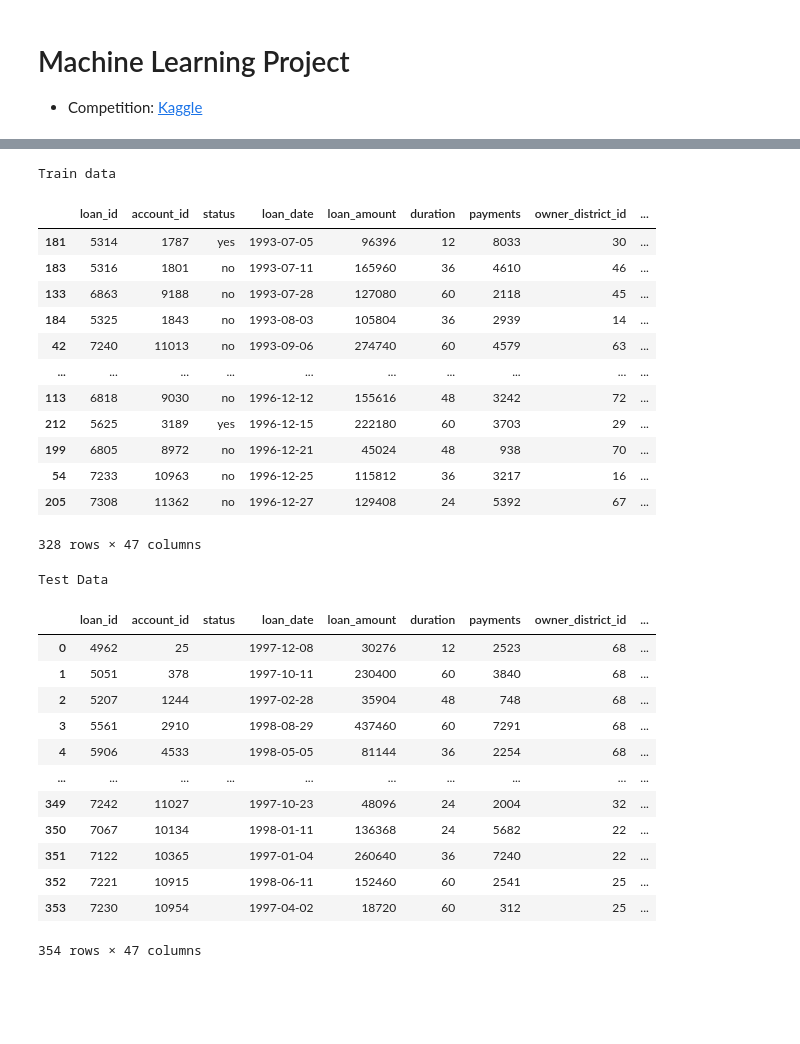
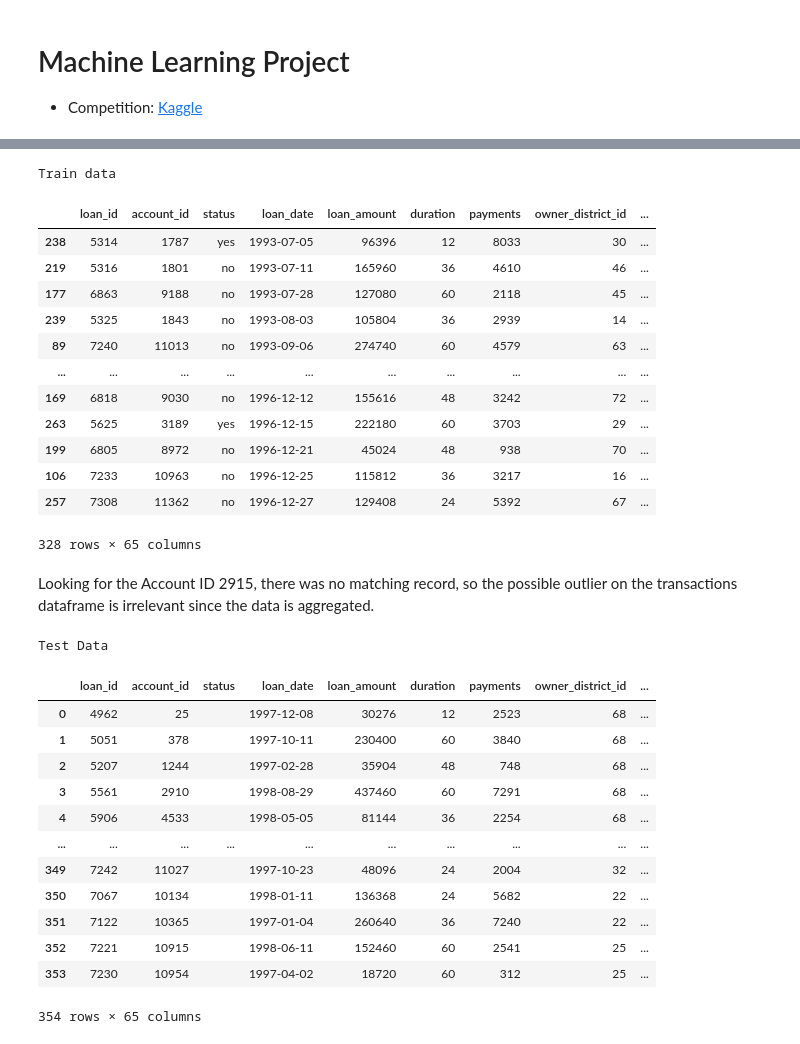
Before and after one commit to goncaloacteixeira/feup-ac, a Jupyter notebook: data-prep.ipynb, the cells around one changed output, grey strips where cells are left out. Drawn from its saved outputs; the diff is of its cells as text; code cells hidden in the pictures; blank space fills up the shorter version.

```diff
--- a/data-prep.ipynb
+++ b/data-prep.ipynb
@@ -99,11 +99,12 @@ def prep_clients():
 def prep_demographic(prefix):
     demographic_df = pd.read_csv("data/district.csv", sep=";")
     demographic_df = demographic_df.rename(columns=lambda x: x.strip())
+    demographic_df = demographic_df.rename(columns=lambda x: x.replace("'", ""))
 
     demographic_df = demographic_df.drop(columns="name", axis=1)
 
-    demographic_df["unemploymant rate '95"] = np.where(demographic_df["unemploymant rate '95"] == '?', demographic_df["unemploymant rate '96"], demographic_df["unemploymant rate '95"])
-    demographic_df["no. of commited crimes '95"] = np.where(demographic_df["no. of commited crimes '95"] == '?', demographic_df["no. of commited crimes '96"], demographic_df["no. of commited crimes '95"])
+    demographic_df["unemploymant rate 95"] = np.where(demographic_df["unemploymant rate 95"] == '?', demographic_df["unemploymant rate 96"], demographic_df["unemploymant rate 95"])
+    demographic_df["no. of commited crimes 95"] = np.where(demographic_df["no. of commited crimes 95"] == '?', demographic_df["no. of commited crimes 96"], demographic_df["no. of commited crimes 95"])
 
     demographic_df = demographic_df.rename(columns={"code": "district_id"})
 
@@ -129,0 +138,4 @@ def prep_cards(data_type):
+# %%
+loans_df = prep_loans("train")
+
+loans_df.boxplot(column=['loan_amount'], fontsize=12, figsize=(7, 5))
@@ -129,0 +155,4 @@ def prep_cards(data_type):
+# %%
+transactions_df = prep_transactions("train")
+
+sns.countplot(x="type",data=transactions_df)
@@ -230,63 +311,61 @@ def process_dates(df):
 
     return df.drop(['loan_date'], axis=1)
 # %%
-def aggregate_demographic_data(df):
+def aggregate_demographic_data(df, prefix):
     demographic_columns = ["district_id", "region", "no. of inhabitants",
                 "no. of municipalities with inhabitants < 499",
                 "no. of municipalities with inhabitants 500-1999",
                 "no. of municipalities with inhabitants 2000-9999",
                 "no. of municipalities with inhabitants >10000",
                 "no. of cities", "ratio of urban inhabitants",
-                "average salary", "unemploymant rate '95",
-                "unemploymant rate '96",
+                "average salary", "unemploymant rate 95",
+                "unemploymant rate 96",
                 "no. of enterpreneurs per 1000 inhabitants",
-                "no. of commited crimes '95", "no. of commited crimes '96"]
+                "no. of commited crimes 95", "no. of commited crimes 96"]
 
     # for now
-    to_ignore = ["no. of municipalities with inhabitants < 499",
-                "no. of municipalities with inhabitants 500-1999",
-                "no. of municipalities with inhabitants 2000-9999",
-                "no. of municipalities with inhabitants >10000",
-                "no. of cities", "ratio of urban inhabitants",]
+    to_ignore = ["region"]
 
-    demographic_df = prep_demographic("account_")
+    demographic_df = prep_demographic(prefix)
 
 
-    return pd.merge(df, demographic_df[["account_{0}".format(x) for x in demographic_columns if x not in to_ignore]], on="account_district_id")
+    return pd.merge(df, demographic_df[["{0}{1}".format(prefix, x) for x in demographic_columns if x not in to_ignore]], on="{0}district_id".format(prefix))
 # %%
 # Train pipeline
 train_df = read_prep_data("train")
 train_df = aggregate_transaction_data(train_df)
 train_df = aggregate_cards_data("train", train_df)
 
 train_df.loc[train_df["status"] == 1, "status"] = "no"
 train_df.loc[train_df["status"] == -1, "status"] = "yes"
 
-train_df = aggregate_demographic_data(train_df)
-# train_df = process_dates(train_df)
+train_df = aggregate_demographic_data(train_df, "account_")
+train_df = aggregate_demographic_data(train_df, "owner_")
 
 # we should sort by loan data to have a realistic train/test split while training
 train_df.sort_values(by=['loan_date'], inplace=True)
 
 train_df.to_csv("train.csv", index=False)
 
 print("Train data")
 train_df
 # %% [output]
 Train data
 |  | loan_id | account_id | status | loan_date | loan_amount | duration | payments | owner_district_id | ... |
-| 181 | 5314 | 1787 | yes | 1993-07-05 | 96396 | 12 | 8033 | 30 | ... |
-| 183 | 5316 | 1801 | no | 1993-07-11 | 165960 | 36 | 4610 | 46 | ... |
-| 133 | 6863 | 9188 | no | 1993-07-28 | 127080 | 60 | 2118 | 45 | ... |
-| 184 | 5325 | 1843 | no | 1993-08-03 | 105804 | 36 | 2939 | 14 | ... |
-| 42 | 7240 | 11013 | no | 1993-09-06 | 274740 | 60 | 4579 | 63 | ... |
+| 238 | 5314 | 1787 | yes | 1993-07-05 | 96396 | 12 | 8033 | 30 | ... |
+| 219 | 5316 | 1801 | no | 1993-07-11 | 165960 | 36 | 4610 | 46 | ... |
+| 177 | 6863 | 9188 | no | 1993-07-28 | 127080 | 60 | 2118 | 45 | ... |
+| 239 | 5325 | 1843 | no | 1993-08-03 | 105804 | 36 | 2939 | 14 | ... |
+| 89 | 7240 | 11013 | no | 1993-09-06 | 274740 | 60 | 4579 | 63 | ... |
 | ... | ... | ... | ... | ... | ... | ... | ... | ... | ... |
-| 113 | 6818 | 9030 | no | 1996-12-12 | 155616 | 48 | 3242 | 72 | ... |
-| 212 | 5625 | 3189 | yes | 1996-12-15 | 222180 | 60 | 3703 | 29 | ... |
+| 169 | 6818 | 9030 | no | 1996-12-12 | 155616 | 48 | 3242 | 72 | ... |
+| 263 | 5625 | 3189 | yes | 1996-12-15 | 222180 | 60 | 3703 | 29 | ... |
 | 199 | 6805 | 8972 | no | 1996-12-21 | 45024 | 48 | 938 | 70 | ... |
-| 54 | 7233 | 10963 | no | 1996-12-25 | 115812 | 36 | 3217 | 16 | ... |
-| 205 | 7308 | 11362 | no | 1996-12-27 | 129408 | 24 | 5392 | 67 | ... |
+| 106 | 7233 | 10963 | no | 1996-12-25 | 115812 | 36 | 3217 | 16 | ... |
+| 257 | 7308 | 11362 | no | 1996-12-27 | 129408 | 24 | 5392 | 67 | ... |
-328 rows × 47 columns
+328 rows × 65 columns
+# %% [markdown]
+Looking for the Account ID 2915, there was no matching record, so the possible outlier on the transactions dataframe is irrelevant since the data is aggregated.
 # %%
 # Test Pipeline
 test_df = read_prep_data("test")
@@ -295,13 +374,12 @@ test_df.status = test_df.status.fillna('')
 
 test_df = aggregate_transaction_data(test_df)
 test_df = aggregate_cards_data("test", test_df)
-test_df = aggregate_demographic_data(test_df)
-# test_df = process_dates(test_df)
-
-print("Test Data")
+test_df = aggregate_demographic_data(test_df, "account_")
+test_df = aggregate_demographic_data(test_df, "owner_")
 
 test_df.to_csv("test.csv", index=False)
 
+print("Test Data")
 test_df
 # %% [output]
 Test Data
@@ -317,4 +395,4 @@ Test Data
 | 351 | 7122 | 10365 |  | 1997-01-04 | 260640 | 36 | 7240 | 22 | ... |
 | 352 | 7221 | 10915 |  | 1998-06-11 | 152460 | 60 | 2541 | 25 | ... |
 | 353 | 7230 | 10954 |  | 1997-04-02 | 18720 | 60 | 312 | 25 | ... |
-354 rows × 47 columns
+354 rows × 65 columns
```
Also changed, not shown: parts of 14 cells of this notebook, 3 other files.
